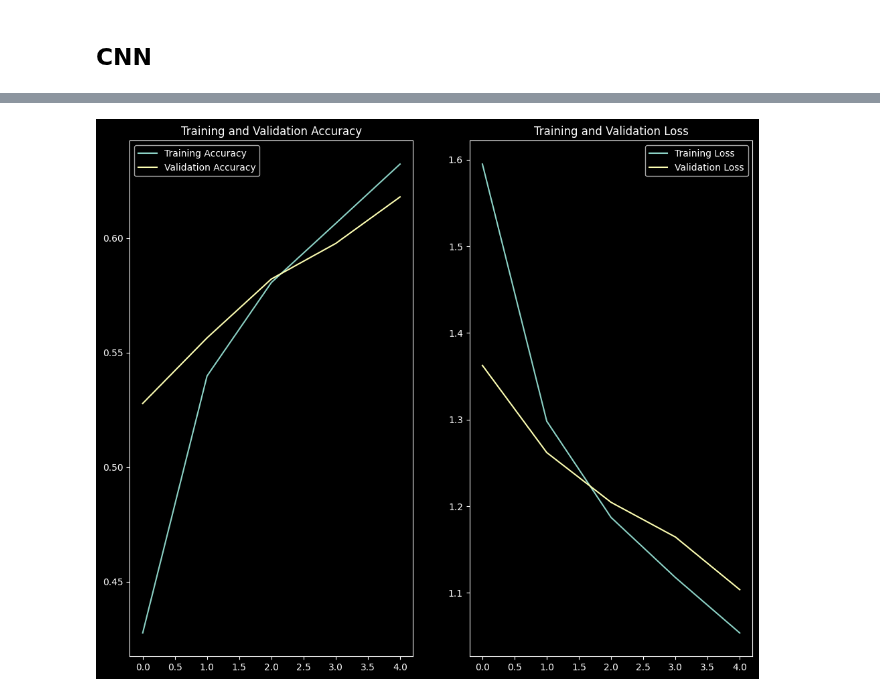
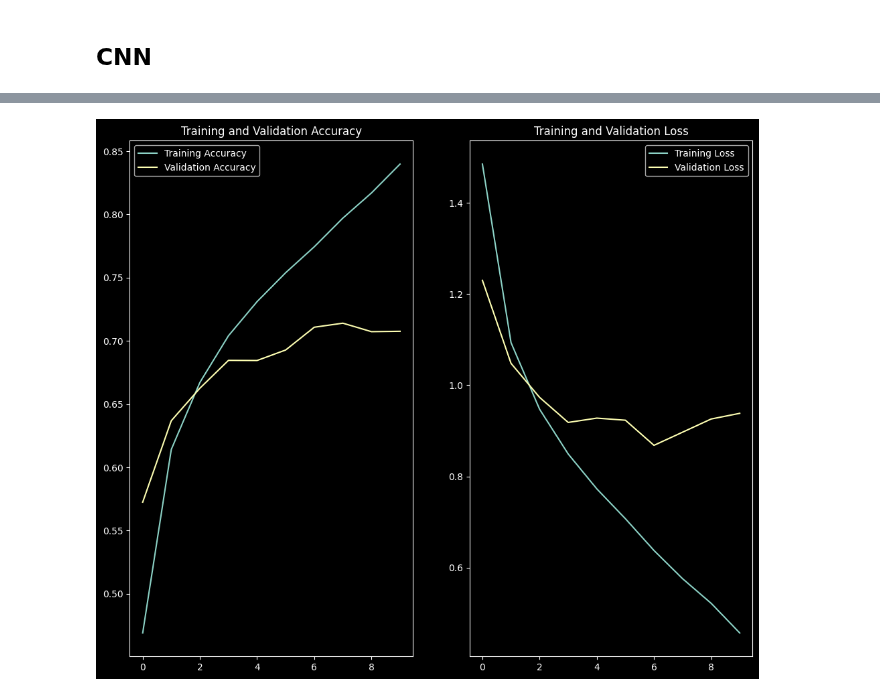
Before and after one commit to debjitpal5040/Deep_Learning_Algorithms, a Jupyter notebook: Convolutional Neural Networks/CIFAR10/Tensorflow/CIFAR10.ipynb, the cells around one changed output, grey strips where cells are left out. Saved outputs shown, nothing was run; the diff lists cells and outputs as text; code cells hidden in the pictures.

Commit message:
cifar10

```diff
--- a/Convolutional Neural Networks/CIFAR10/Tensorflow/CIFAR10.ipynb
+++ b/Convolutional Neural Networks/CIFAR10/Tensorflow/CIFAR10.ipynb
@@ -88,7 +88,9 @@ cnn = Sequential(
         Conv2D(filters=32, kernel_size=3, padding="same", strides=1),
         ReLU(),
         MaxPooling2D(pool_size=2, strides=2),
-        Dropout(0.25),
+        Conv2D(filters=64, kernel_size=3, padding="same", strides=1),
+        ReLU(),
+        MaxPooling2D(pool_size=2, strides=2),
         Flatten(),
         Dense(128),
         ReLU(),
@@ -166,13 +170,13 @@ cnn_tensorboard_callback = TensorBoard(
 )
 # tensorboard --logdir="Logs/cifar10_cnn_logs"
 
-cnn_csvlogger_callback = CSVLogger("../../../Logs/cifar10_cnn_logs.csv")
+cnn_csvlogger_callback = CSVLogger("../../../Logs/cifar10_cnn_logs/cifar10_cnn_logs.csv")
 
 cnn_history = cnn.fit(
     X_train,
     y_train,
     batch_size=64,
-    epochs=5,
+    epochs=10,
     validation_split=0.2,
     callbacks=[
         cnn_checkpoint_callback,
@@ -216,24 +230,24 @@ Validation loss: 1.2194674015045166
 # %%
-epochs_range = range(5)
+epochs_range = range(10)
 
 # Plot the training and validation accuracy
 plt.figure(figsize=(12, 10))
 plt.subplot(1, 2, 1)
 plt.plot(epochs_range, cnn_train_acc, label="Training Accuracy")
 plt.plot(epochs_range, cnn_val_acc, label="Validation Accuracy")
 plt.legend(loc="best")
 plt.title("Training and Validation Accuracy")
 
 # Plot the training and validation loss
 plt.subplot(1, 2, 2)
 plt.plot(epochs_range, cnn_train_loss, label="Training Loss")
 plt.plot(epochs_range, cnn_val_loss, label="Validation Loss")
 plt.legend(loc="best")
 plt.title("Training and Validation Loss")
 
 plt.savefig("Images/cifar10_cnn_acc_loss.png", bbox_inches="tight")
 # %% [output]
-[figure, old version]
+[figure, new version]
 # %%
 cnn_test_loss, cnn_test_accuracy = cnn.evaluate(X_test, y_test)
 print("Test loss:", cnn_test_loss)
```
Also changed, not shown: parts of 7 cells of this notebook, 9 other files.
